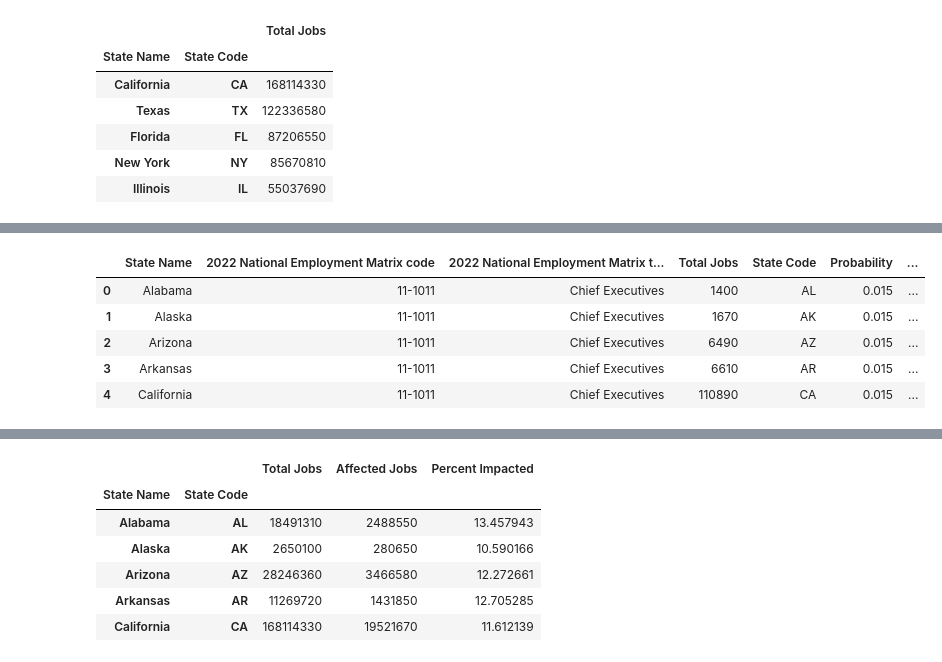
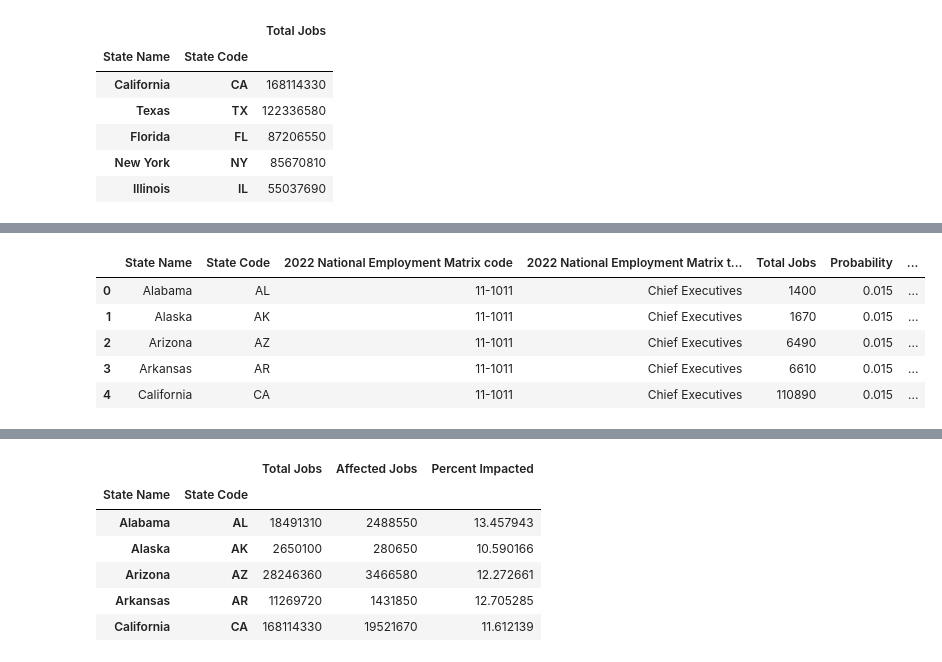
Before and after one commit to vinaya-kusuma/Project1, a Jupyter notebook: test.ipynb, the cells around one changed output, grey strips where cells are left out. Cells and saved outputs as stored; diff of their text form; code cells hidden in the pictures.

```diff
--- a/test.ipynb
+++ b/test.ipynb
@@ -58,9 +50,11 @@ state_filter_data_cleaned.head()
 # %%
-grouping_state_data = state_filter_data_cleaned.groupby(
-    ['State Name','2022 National Employment Matrix code','2022 National Employment Matrix title'])['Total Jobs'].sum()
-grouping_state_data_df = pd.DataFrame(grouping_state_data)
-grouping_state_data_df = grouping_state_data_df.reset_index()
-grouping_state_data_df.head()
+# finding total jobs per state and per Occupation
+total_jobs_state_data = state_filter_data_cleaned.groupby(['State Name',
+                                                         '2022 National Employment Matrix code',
+                                                         '2022 National Employment Matrix title'])['Total Jobs'].sum()
+total_jobs_state_df = pd.DataFrame(total_jobs_state_data).reset_index()
+total_jobs_state_df.rename(columns={'Total Jobs':'Total Jobs'}, inplace=True)
+total_jobs_state_df.head()
 # %% [output]
 |  | State Name | 2022 National Employment Matrix code | 2022 National Employment Matrix t... | Total Jobs |
 | 0 | Alabama | 00-0000 | All Occupations | 6267830 |
@@ -69,12 +63,12 @@ grouping_state_data_df.head()
 | 3 | Alabama | 11-1021 | General and Operations Managers | 115870 |
 | 4 | Alabama | 11-1031 | Legislators | 2790 |
 # %%
-grouping_state_data_df = grouping_state_data_df.merge(state_codes_df, left_on='State Name', right_on='State')
-grouping_state_data_df = grouping_state_data_df[["State Name",
-                                                               "2022 National Employment Matrix code",
-                                                               "2022 National Employment Matrix title",
-                                                               "Total Jobs",
-                                                               "Abbreviation"]]
-grouping_state_data_df.rename(columns={'Abbreviation':'State Code'},inplace=True)
-grouping_state_data_df.head()
+# Merging total_jobs_state_df with state_codes_df
+total_jobs_state_df = total_jobs_state_df.merge(state_codes_df, left_on='State Name', right_on='State')
+# Filering required columns
+total_jobs_state_df = total_jobs_state_df[["State Name", "Abbreviation","2022 National Employment Matrix code",
+                                           "2022 National Employment Matrix title",
+                                           "Total Jobs"]]
+total_jobs_state_df.rename(columns={'Abbreviation':'State Code'},inplace=True)
+total_jobs_state_df.head()
 # %% [output]
@@ -99,8 +94,10 @@ max_job.head()
 | New York | NY | 85670810 |
 | Illinois | IL | 55037690 |
 # %%
-merged_df = grouping_state_data_df.merge(automation_data[['SOC','Probability']], left_on = '2022 National Employment Matrix code',
+# Merging probability automation_data with total_jobs_state_df
+job_automation_df = total_jobs_state_df.merge(automation_data[['SOC','Probability']],
+                                              left_on = '2022 National Employment Matrix code',
                                         right_on = 'SOC')
-del merged_df['SOC']
-merged_df.head()
+del job_automation_df['SOC']
+job_automation_df.head()
 # %% [output]
@@ -113,13 +110,16 @@ merged_df.head()
 # %%
-probable_job_affected_df = merged_df.copy()
-probable_job_affected_df['Probable Jobs Affected'] = probable_job_affected_df['Total Jobs']*probable_job_affected_df['Probability']
+# Finding probable job affected per state per occupation
+probable_job_affected_df = job_automation_df.copy()
+probable_job_affected_df['Probable Jobs Affected'] = probable_job_affected_df['Total Jobs'
+                                                                        ] * probable_job_affected_df['Probability']
+
 probable_job_affected_df['Probable Jobs Affected'] = probable_job_affected_df['Probable Jobs Affected'].astype('int')
 probable_job_affected_df.head()
 # %% [output]
-|  | State Name | 2022 National Employment Matrix code | 2022 National Employment Matrix t... | Total Jobs | State Code | Probability | ... |
-| 0 | Alabama | 11-1011 | Chief Executives | 1400 | AL | 0.015 | ... |
-| 1 | Alaska | 11-1011 | Chief Executives | 1670 | AK | 0.015 | ... |
-| 2 | Arizona | 11-1011 | Chief Executives | 6490 | AZ | 0.015 | ... |
-| 3 | Arkansas | 11-1011 | Chief Executives | 6610 | AR | 0.015 | ... |
-| 4 | California | 11-1011 | Chief Executives | 110890 | CA | 0.015 | ... |
+|  | State Name | State Code | 2022 National Employment Matrix code | 2022 National Employment Matrix t... | Total Jobs | Probability | ... |
+| 0 | Alabama | AL | 11-1011 | Chief Executives | 1400 | 0.015 | ... |
+| 1 | Alaska | AK | 11-1011 | Chief Executives | 1670 | 0.015 | ... |
+| 2 | Arizona | AZ | 11-1011 | Chief Executives | 6490 | 0.015 | ... |
+| 3 | Arkansas | AR | 11-1011 | Chief Executives | 6610 | 0.015 | ... |
+| 4 | California | CA | 11-1011 | Chief Executives | 110890 | 0.015 | ... |
 # %%
```
Also changed, not shown: parts of 20 cells of this notebook.
